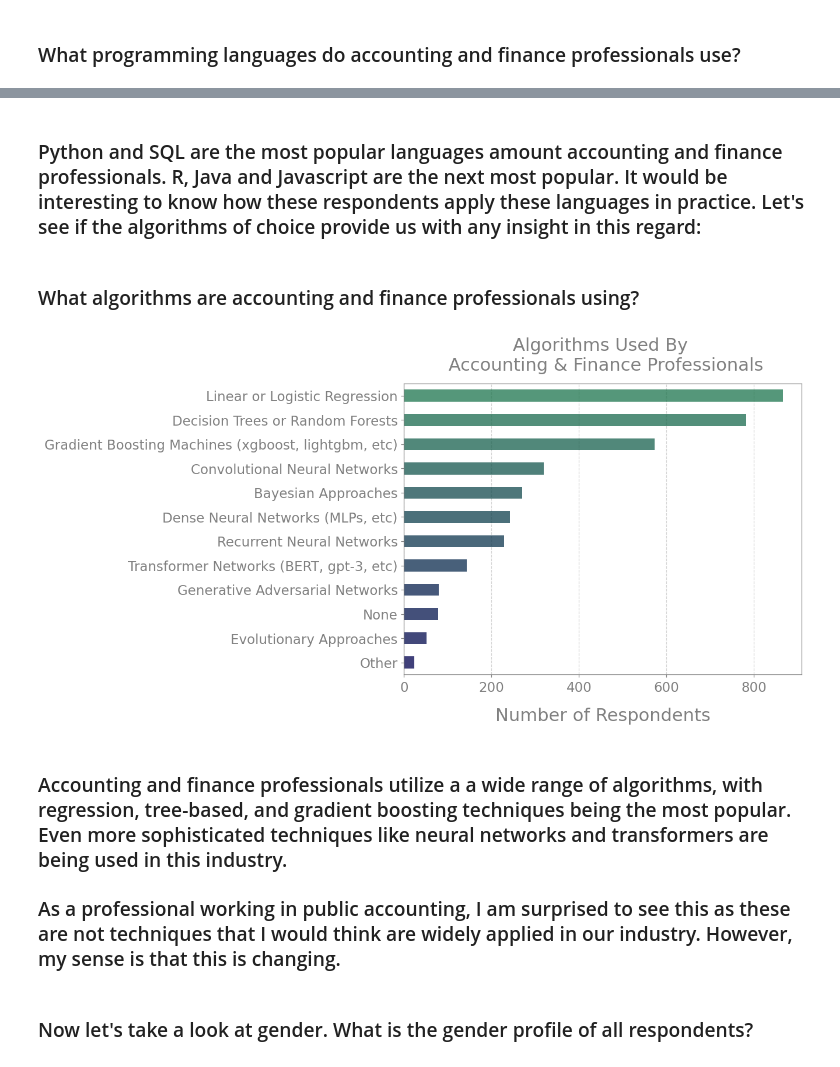
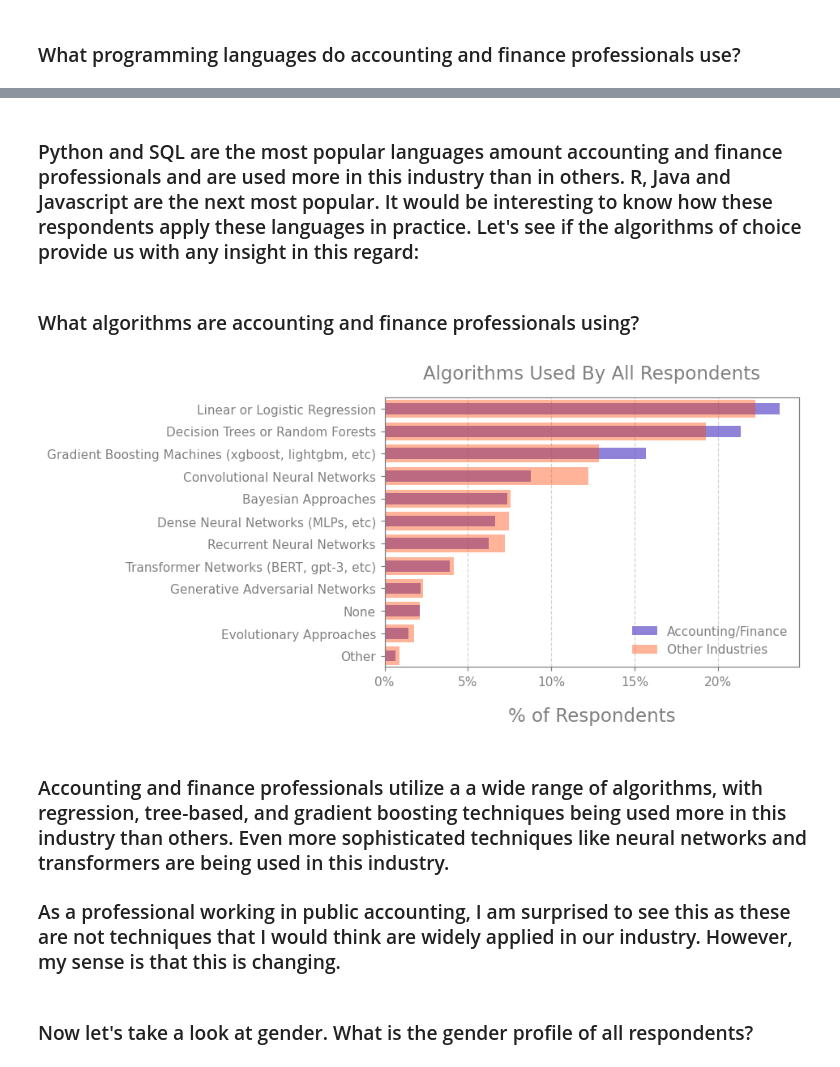
Before and after one commit to yksnilowyrahcaz/2021_Kaggle_Survey_EDA, a Jupyter notebook: 2021_Kaggle_Survey_Accounting_&_Finance_Industry_EDA.ipynb, the cells around one changed output, grey strips where cells are left out. Cells and saved outputs as stored; diff of their text form; code cells hidden in the pictures.

```diff
--- a/2021_Kaggle_Survey_Accounting_&_Finance_Industry_EDA.ipynb
+++ b/2021_Kaggle_Survey_Accounting_&_Finance_Industry_EDA.ipynb
@@ -361,7 +360,7 @@ proportion_acct_df = proportion_acct_df.sort_values(ascending=False)[:20] * 100
 proportion_acct_df = proportion_acct_df.sort_values()
 
 # make a color map with a gradient along the Red/Green dimensions
-colors = [(x/40.0, x/20.0, 0.3) for x in range(len(proportion_acct_df))]
+colors = [(x/40.0, x/20.0, 0.3) for x in list(range(len(proportion_acct_df)))[::-1]]
 
 with plt.rc_context({'axes.edgecolor':'grey', 'xtick.color':'grey', 'ytick.color':'grey'}):
     ax = proportion_acct_df.plot(kind='barh', color=colors, alpha=.75)
@@ -456,6 +456,13 @@ ax.set_ylabel('');
 #### The second pie plot above represents the proportion of roles held by all other respondents outside of the Accounting/Finance industry. Perhaps the most pronounced difference is that Software Engineer, Research Scientist and Machine Learning Engineer are less common roles among accounting and finance professionals. Not surprisingly, Business Analyst is more common among them.
 # %% [markdown]
 ### What programming languages do accounting and finance professionals use?
+# %%
+# Define a function to help aggregate multi-selection survey question responses
+def agg_multi_response(df, question_parts):
+    result = {f'{list(dict(df[lang].value_counts()))[0]}':f'{list(df[lang].value_counts())[0]}' for lang in question_parts}
+    result = pd.DataFrame([result]).T
+    result = pd.to_numeric(result[0])
+    return result
 # %%
 prog_langs = ['Q7_Part_1', 'Q7_Part_2', 'Q7_Part_3', 'Q7_Part_4','Q7_Part_5', 'Q7_Part_6', 'Q7_Part_7',
              'Q7_Part_8', 'Q7_Part_9','Q7_Part_10', 'Q7_Part_11', 'Q7_Part_12', 'Q7_OTHER']
@@ -478,28 +494,33 @@ with plt.rc_context({'axes.edgecolor':'grey', 'xtick.color':'grey', 'ytick.color
 # %% [markdown]
-### Python and SQL are the most popular languages amount accounting and finance professionals. R, Java and Javascript are the next most popular. It would be interesting to know how these respondents apply these languages in practice. Let's see if the algorithms of choice provide us with any insight in this regard:
+### Python and SQL are the most popular languages amount accounting and finance professionals and are used more in this industry than in others. R, Java and Javascript are the next most popular. It would be interesting to know how these respondents apply these languages in practice. Let's see if the algorithms of choice provide us with any insight in this regard:
 # %% [markdown]
 ### What algorithms are accounting and finance professionals using?
 # %%
 methods = ['Q17_Part_1','Q17_Part_2', 'Q17_Part_3', 'Q17_Part_4', 'Q17_Part_5','Q17_Part_6',
         'Q17_Part_7', 'Q17_Part_8', 'Q17_Part_9','Q17_Part_10', 'Q17_Part_11', 'Q17_OTHER']
-methods = {f'{list(dict(df_acct[method].value_counts()))[0]}':f'{list(df_acct[method].value_counts())[0]}' for method in methods}
-mdf = pd.DataFrame([methods]).T
-mdf = pd.to_numeric(mdf[0])
 
-colors = [(x/100.0, x/24.0, 0.3) for x in range(len(mdf))]
+acct_methods = agg_multi_response(df_acct, methods)
+acct_methods = acct_methods / acct_methods.sum() * 100
+
+non_acct_methods = agg_multi_response(non_acct_df, methods)
+non_acct_methods = non_acct_methods / non_acct_methods.sum() * 100
 
 with plt.rc_context({'axes.edgecolor':'grey', 'xtick.color':'grey', 'ytick.color':'grey'}):
-    ax = mdf.sort_values().plot(kind='barh',figsize=(8,6), cmap='ocean', fontsize=15, color=colors, alpha=.75)
-    ax.set_title('Algorithms Used By \n Accounting & Finance Professionals', fontsize=20, color='grey', pad=15)
-    ax.set_xlabel('Number of Respondents', fontsize=20, color='grey', labelpad=15)
+    ax = acct_methods.sort_values().plot(kind='barh',figsize=(6,4), fontsize=10, color='slateblue', alpha=.75, label='Accounting/Finance', stacked=True)
+    ax.barh(y=non_acct_methods.index, width=non_acct_methods.sort_values(), color='orangered', label='Other Industries', alpha=.4)
+    ax.set_title('Algorithms Used By All Respondents', fontsize=15, color='grey', pad=15)
+    ax.set_xlabel('% of Respondents', fontsize=15, color='grey', labelpad=15)
     ax.set_ylabel('')
+    ax.legend(frameon=False, labelcolor='grey')
     ax.set_axisbelow(True)
-    ax.xaxis.set_major_formatter(mpl.ticker.StrMethodFormatter('{x:,.0f}'))
+    fmt = '%.0f%%'
+    xticks = mtick.FormatStrFormatter(fmt)
+    ax.xaxis.set_major_formatter(xticks)
     ax.xaxis.grid(color='lightgray', linestyle='--');
 # %% [output]
-[figure, old version]
+[figure, new version]
 # %% [markdown]
-### Accounting and finance professionals utilize a a wide range of algorithms, with regression, tree-based, and gradient boosting techniques being the most popular. Even more sophisticated techniques like neural networks and transformers are being used in this industry.
+### Accounting and finance professionals utilize a a wide range of algorithms, with regression, tree-based, and gradient boosting techniques being used more in this industry than others. Even more sophisticated techniques like neural networks and transformers are being used in this industry.
 
 ### As a professional working in public accounting, I am surprised to see this as these are not techniques that I would think are widely applied in our industry. However, my sense is that this is changing.
 # %% [markdown]
```
Also changed, not shown: parts of 10 cells of this notebook.
